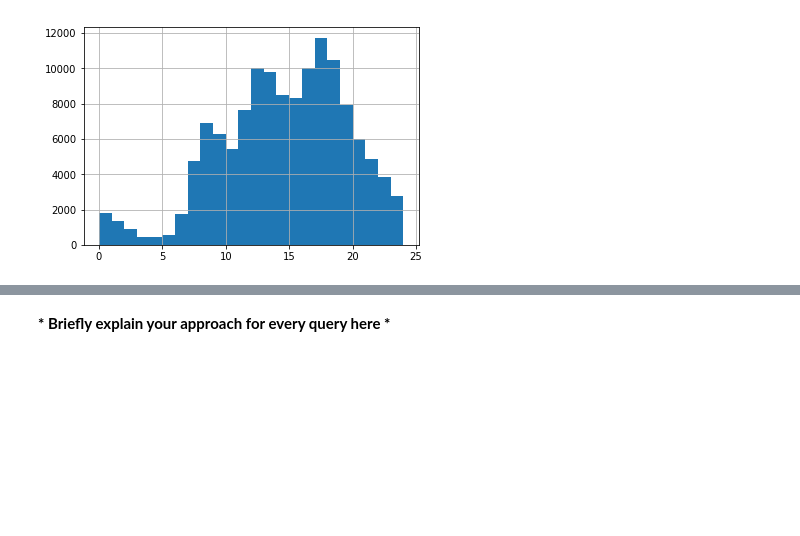
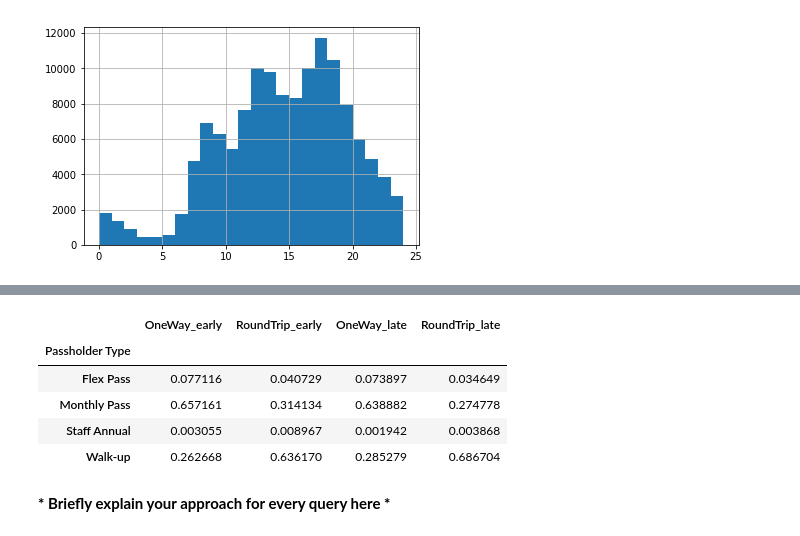
Before and after one commit to emmwel/ADAeda, a Jupyter notebook: David-code/Exercise 1.ipynb, the cells around one changed output, grey strips where cells are left out. Drawn from its saved outputs; the diff is of its cells as text; code cells hidden in the pictures; blank space fills up the shorter version.

Commit message:
add a change to B3.3, B3.4 (needs review and probably a small change) and half-complete B3.5

```diff
--- a/David-code/Exercise 1.ipynb
+++ b/David-code/Exercise 1.ipynb
@@ -475,2 +488,41 @@ Walk-up          0.273959   0.660696
+# %%
+# Task B3.5
+# Separate the hours of the day into two intervals that have (approximately)
+# the same number of bikes leaving the stations. For each of the two intervals
+# calculate the proportion of trips by passholder type and trip route category.
+# Present your results in a DataFrame which has a unique, non-composite index.
+# Does the proportion of trips depend on whether it is the first or second hour interval?
+# Would the company have any significant benefit by creating a more complex paying scheme
+# where monthly pass users would pay less in the first interval and (equally) more on the second one?
+# Assume that the number of trips per interval will not change if the scheme changes.
+
+# Find the hour of the division between the two intervals
+
+# print(trip_starting_hours.median())
+# gave 14, separating into hours <=14 and >14 gives approximately the same number of bikes leaving
+# (66477 for <=14 and 65950 for >14)
+interval1 = df[trip_starting_hours <=14]
+interval2 = df[trip_starting_hours > 14]
+
+interval1 = prop_of_trips_passholder(interval1)
+interval2 = prop_of_trips_passholder(interval2)
+
+interval1.join(interval2, lsuffix='_early', rsuffix='_late')
+
+# The proportion of trips depend a bit on if it is in the first or the second hour interval.
+# There is a larger percentage of monthly pass passholders in the first interval than in the
+# second interval (the percentages of One Way/Roundtrip monthly pass travelers are 65.7% and 31.4 % respectively
+# for the first interval, compared to 63.8% and 27.4% for the second interval).
+# The percentage of walk-up customers increase in the second interval.
+
+# To answer if the company would have any significant benefit by creating the more comples
+# paying scheme, we need to
+# %% [output]
+|  | OneWay_early | RoundTrip_early | OneWay_late | RoundTrip_late |
+| Passholder Type |  |  |  |  |
+| Flex Pass | 0.077116 | 0.040729 | 0.073897 | 0.034649 |
+| Monthly Pass | 0.657161 | 0.314134 | 0.638882 | 0.274778 |
+| Staff Annual | 0.003055 | 0.008967 | 0.001942 | 0.003868 |
+| Walk-up | 0.262668 | 0.636170 | 0.285279 | 0.686704 |
 # %% [markdown]
 __\* Briefly explain your approach for every query here \*__
```
Also changed, not shown: parts of 2 cells of this notebook.
